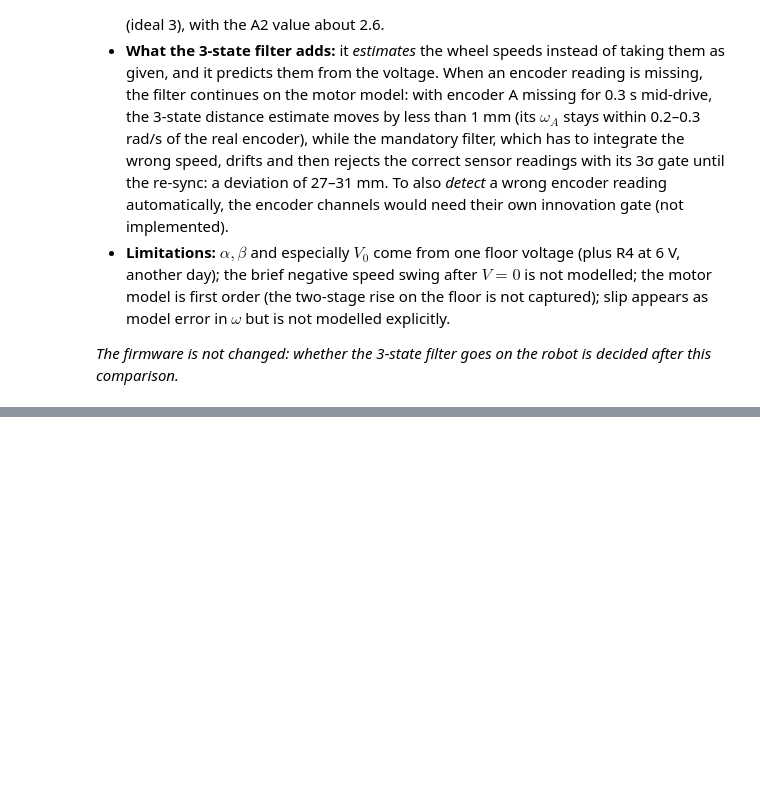
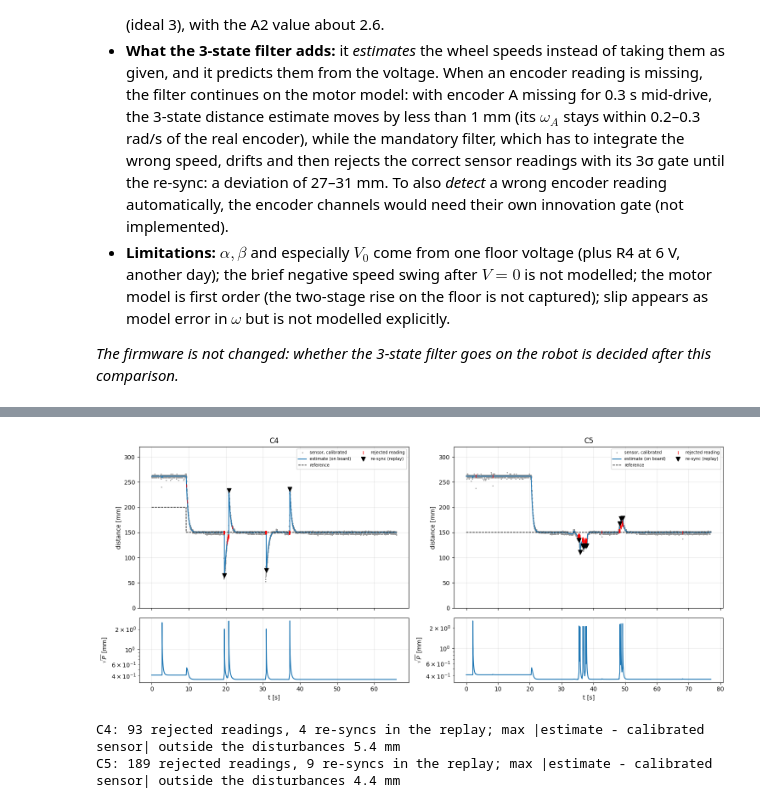
Before and after one commit to davidkog511/1d-kalman-filter, a Jupyter notebook: A3_1D_LKF/Assignment3_LKF.ipynb, the cells around one changed output, grey strips where cells are left out. Saved outputs shown, nothing was run; the diff lists cells and outputs as text; code cells hidden in the pictures; blank space fills up the shorter version.

```diff
--- a/A3_1D_LKF/Assignment3_LKF.ipynb
+++ b/A3_1D_LKF/Assignment3_LKF.ipynb
@@ -1019,0 +1104,22 @@ Encoder A missing for 0.3 s mid-drive (distance sensor still working):
+# %%
+fig, ax = plt.subplots(2, 2, figsize=(15, 6.5), sharex='col', gridspec_kw={'height_ratios': [3, 1.2]})
+for j, name in enumerate(['C4', 'C5']):
+    c = CRUNS[name]; t = c['t']; ok = c['df'].front.values < M_RAW_MAX
+    a = ax[0, j]
+    a.plot(t[ok], 1e3 * c['zc'][ok], '.', ms=2, color='0.6', label='sensor, calibrated')
+    a.plot(t, 1e3 * c['est'], label='estimate (on board)'); a.plot(t, 1e3 * c['ref'], 'k--', lw=1, label='reference')
+    a.plot(t[c['rej']], 1e3 * c['est'][c['rej']], 'r|', ms=6, label='rejected reading')
+    rs = np.flatnonzero(c['o']['resync']) + 1
+    a.plot(t[rs], 1e3 * c['est'][rs], 'kv', ms=7, label='re-sync (replay)')
+    a.set(ylim=(0, 320), title=name, ylabel='distance [mm]'); a.legend(fontsize=7, ncol=2)
+    ax[1, j].semilogy(t, 1e3 * R_WHEEL * np.sqrt(np.maximum(c['df'].P_post.values, 1e-6)))
+    ax[1, j].set(xlabel='t [s]', ylabel=r'$\sqrt{P}$ [mm]')
+plt.tight_layout(); plt.show()
+for name in ['C4', 'C5']:
+    c = CRUNS[name]
+    print(f"{name}: {c['rej'].sum()} rejected readings, {c['o']['resync'].sum()} re-syncs in the replay; "
+          f"max |estimate - calibrated sensor| outside the disturbances {1e3*np.max(np.abs((c['est'] - c['zc'])[(c['t'] > c['t_on'] + 3) & (c['t'] < C_DISTURB[name] - 0.5)])):.1f} mm")
+# %% [output]
+[figure, added]
+C4: 93 rejected readings, 4 re-syncs in the replay; max |estimate - calibrated sensor| outside the disturbances 5.4 mm
+C5: 189 rejected readings, 9 re-syncs in the replay; max |estimate - calibrated sensor| outside the disturbances 4.4 mm
```
Also changed, not shown: parts of 7 cells of this notebook, 1 other file.
